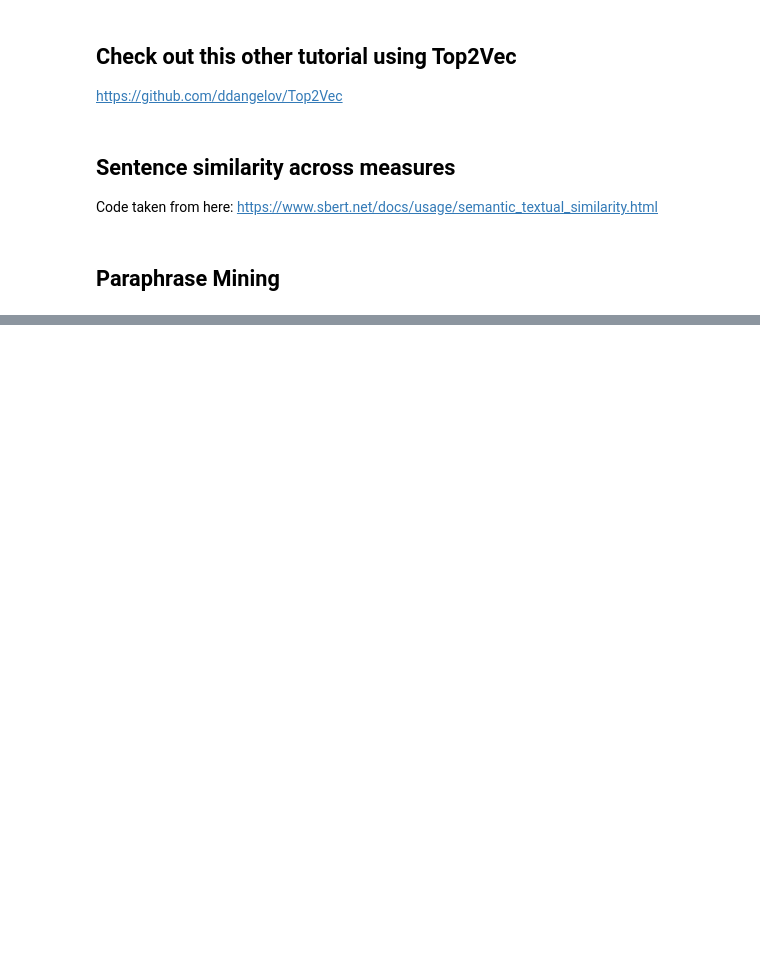
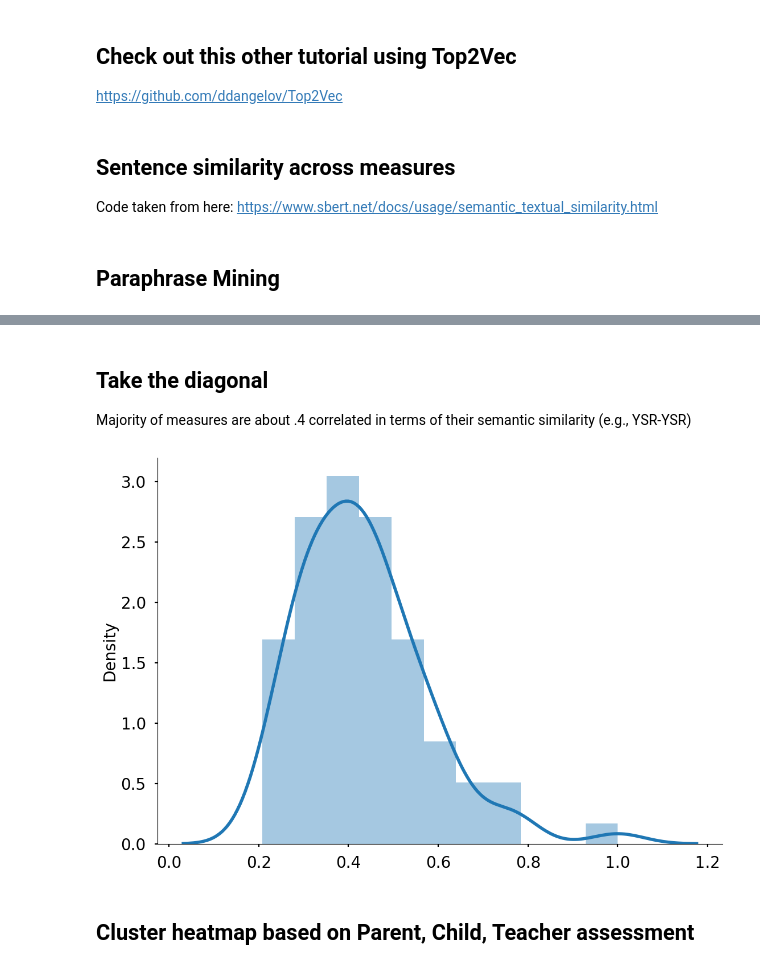
Before and after one commit to burdinskid13/healthy_brain_network, a Jupyter notebook: notebooks/topic_modeling_HBN.ipynb, the cells around one changed output, grey strips where cells are left out. Saved outputs shown, nothing was run; the diff lists cells and outputs as text; code cells hidden in the pictures; blank space fills up the shorter version.

```diff
--- a/notebooks/topic_modeling_HBN.ipynb
+++ b/notebooks/topic_modeling_HBN.ipynb
@@ -394,0 +433,38 @@ fname = 'sentence-similarity_HBN_mean_scores-all-MiniLM-L6-v2.csv'
+# %%
+# get measures
+measures = df['idx1'].unique()
+
+# get domains
+domains = []
+for abbrev in df_dict['datadic'].unique():
+    domain_name = df_dict[df_dict['datadic']==abbrev]['domains'].unique()[0]
+    domains.append(domain_name)
+domains = np.array(domains)
+
+# get assessments
+assessments = []
+for abbrev in df_dict['datadic'].unique():
+    assessment_name = df_dict[df_dict['datadic']==abbrev]['assessment'].unique()[0]
+    assessments.append(assessment_name)
+assessments = np.array(assessments)
+assessments = [f[0] for f in assessments] # abbrev name
+
+tensor = np.ones((len(measures), len(measures)))
+for i, idx1 in enumerate(measures):
+    for ii, idx2 in enumerate(measures):
+
+        # get score
+        score = df[(df['idx1']==idx1) & (df['idx2']==idx2)]['mean_score']
+
+        if score.shape[0]==0:
+            score = df[(df['idx1']==idx2) & (df['idx2']==idx1)]['mean_score']
+
+        tensor[i,ii] = score;
+
+tensor_df = pd.DataFrame(tensor, columns=assessments)
+
+tensor_df['new_col'] = assessments
+tensor_df = tensor_df.set_index('new_col')
+
+# drop rows and columsn that contain NaN
+tensor_df = tensor_df.drop(['n'], axis=0).drop(['n'], axis=1)
@@ -394,0 +491,12 @@ fname = 'sentence-similarity_HBN_mean_scores-all-MiniLM-L6-v2.csv'
+# %% [markdown]
+## Take the diagonal
+
+Majority of measures are about .4 correlated in terms of their semantic similarity (e.g., YSR-YSR)
+# %%
+plotting_style()
+sns.distplot(np.diagonal(np.array(tensor_df)))
+plt.savefig(os.path.join(save_dir, 'All_measures_diagonal.png'))
+# %% [output]
+[figure, added]
+# %% [markdown]
+## Cluster heatmap based on Parent, Child, Teacher assessment
```
Also changed, not shown: parts of 23 cells of this notebook, 6 other files.
